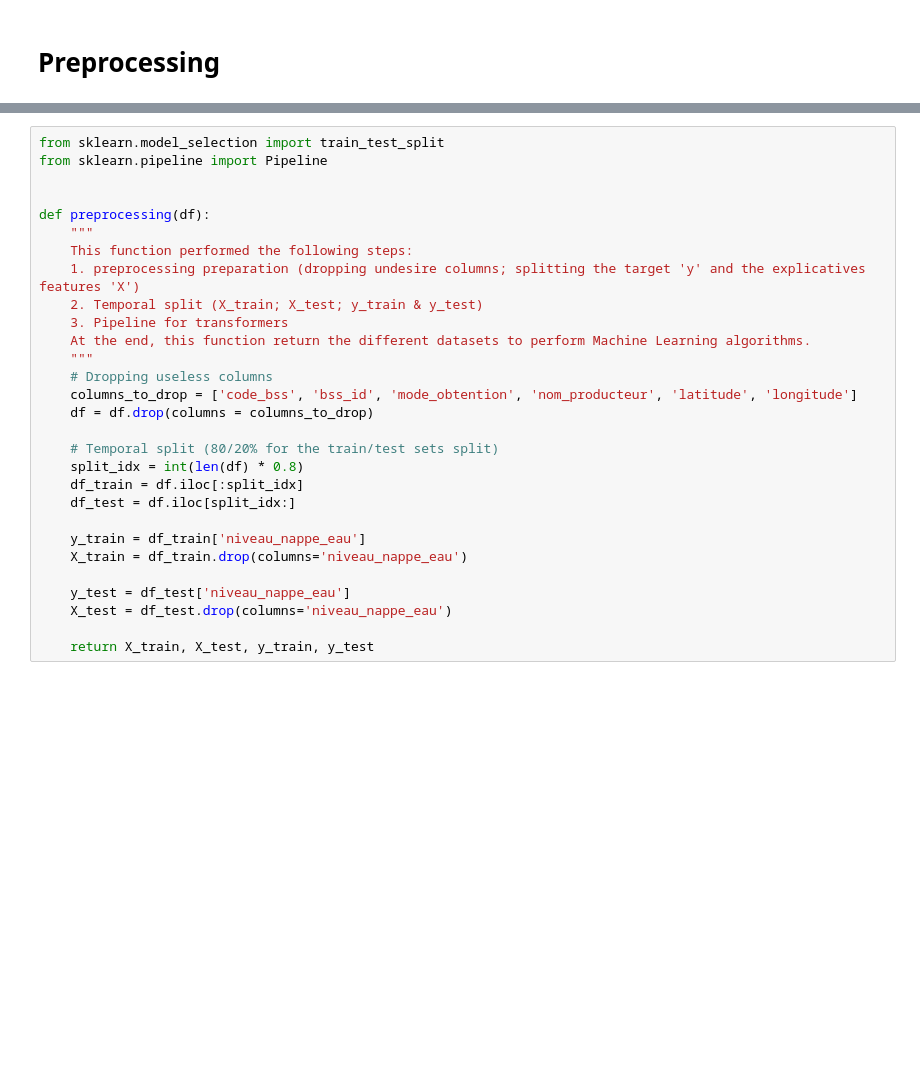
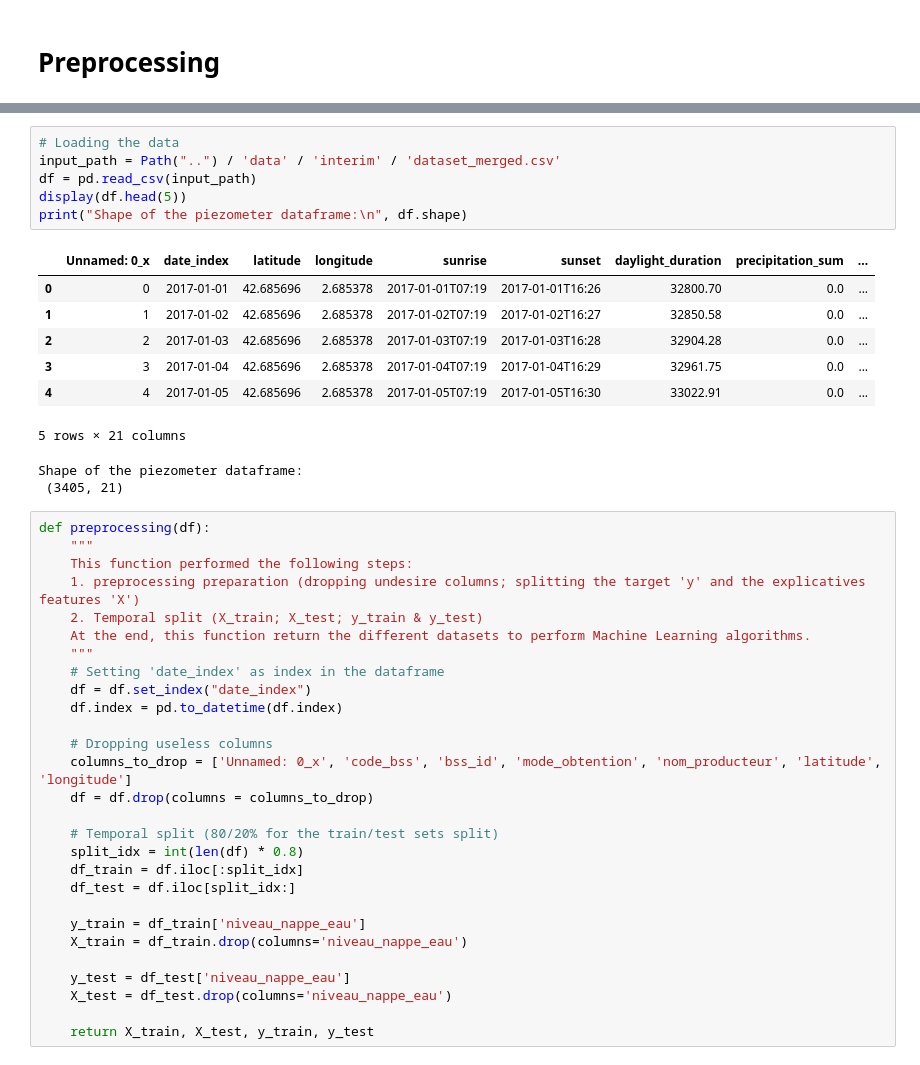
Before and after one commit to lauradmch/NappeCast-forecasting, a Jupyter notebook: notebooks/preprocessing.ipynb, the cells around one changed output, grey strips where cells are left out. Saved outputs shown, nothing was run; the diff lists cells and outputs as text; blank space fills up the shorter version.

```diff
--- a/notebooks/preprocessing.ipynb
+++ b/notebooks/preprocessing.ipynb
@@ -3,18 +10,33 @@
+# %%
+# Loading the data
+input_path = Path("..") / 'data' / 'interim' / 'dataset_merged.csv'
+df = pd.read_csv(input_path)
+display(df.head(5))
+print("Shape of the piezometer dataframe:\n", df.shape)
+# %% [output]
+|  | Unnamed: 0_x | date_index | latitude | longitude | sunrise | sunset | daylight_duration | precipitation_sum | ... |
+| 0 | 0 | 2017-01-01 | 42.685696 | 2.685378 | 2017-01-01T07:19 | 2017-01-01T16:26 | 32800.70 | 0.0 | ... |
+| 1 | 1 | 2017-01-02 | 42.685696 | 2.685378 | 2017-01-02T07:19 | 2017-01-02T16:27 | 32850.58 | 0.0 | ... |
+| 2 | 2 | 2017-01-03 | 42.685696 | 2.685378 | 2017-01-03T07:19 | 2017-01-03T16:28 | 32904.28 | 0.0 | ... |
+| 3 | 3 | 2017-01-04 | 42.685696 | 2.685378 | 2017-01-04T07:19 | 2017-01-04T16:29 | 32961.75 | 0.0 | ... |
+| 4 | 4 | 2017-01-05 | 42.685696 | 2.685378 | 2017-01-05T07:19 | 2017-01-05T16:30 | 33022.91 | 0.0 | ... |
+5 rows × 21 columns
+Shape of the piezometer dataframe:
+ (3405, 21)
 # %%
-from sklearn.model_selection import train_test_split
-from sklearn.pipeline import Pipeline
-
-
 def preprocessing(df):
     """
     This function performed the following steps:
     1. preprocessing preparation (dropping undesire columns; splitting the target 'y' and the explicatives features 'X')
     2. Temporal split (X_train; X_test; y_train & y_test)
-    3. Pipeline for transformers
     At the end, this function return the different datasets to perform Machine Learning algorithms.
     """
+    # Setting 'date_index' as index in the dataframe
+    df = df.set_index("date_index")
+    df.index = pd.to_datetime(df.index)
+
     # Dropping useless columns
-    columns_to_drop = ['code_bss', 'bss_id', 'mode_obtention', 'nom_producteur', 'latitude', 'longitude']
+    columns_to_drop = ['Unnamed: 0_x', 'code_bss', 'bss_id', 'mode_obtention', 'nom_producteur', 'latitude', 'longitude']
     df = df.drop(columns = columns_to_drop)
 
     # Temporal split (80/20% for the train/test sets split)
```
Also changed, not shown: parts of 13 cells of this notebook, 2 other files.
